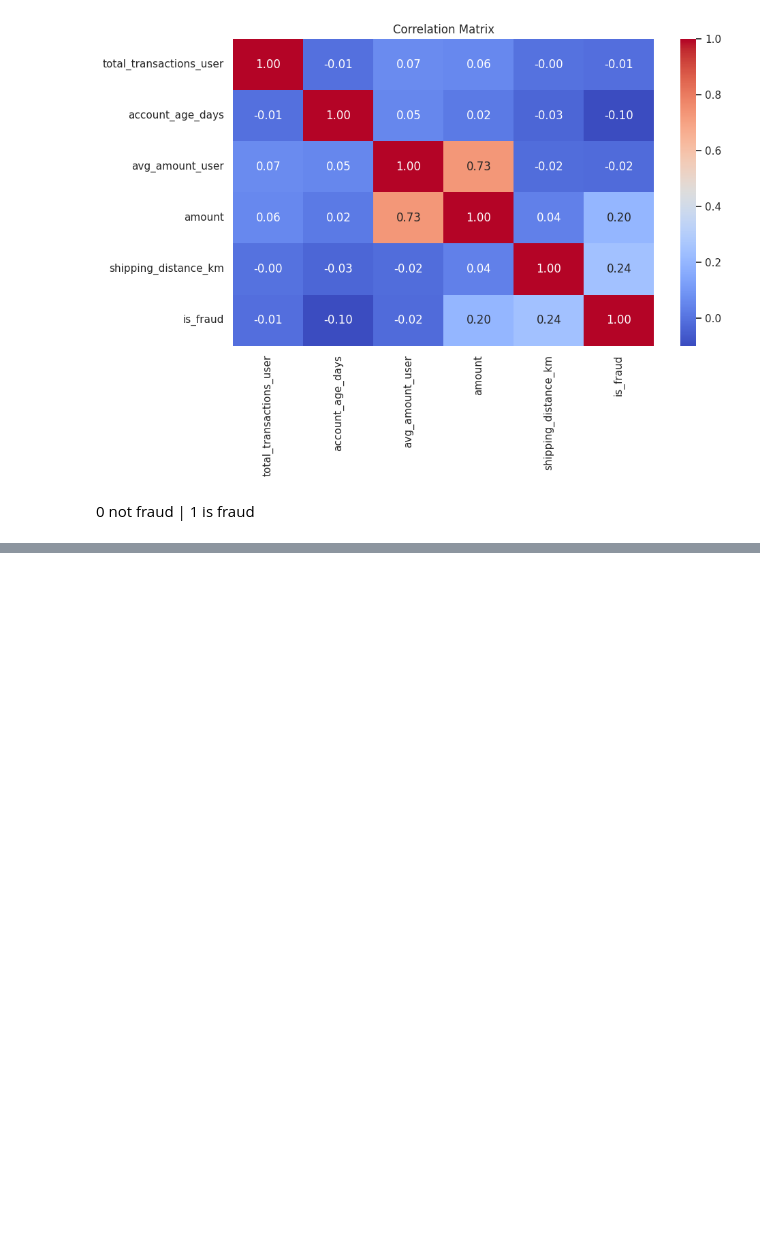
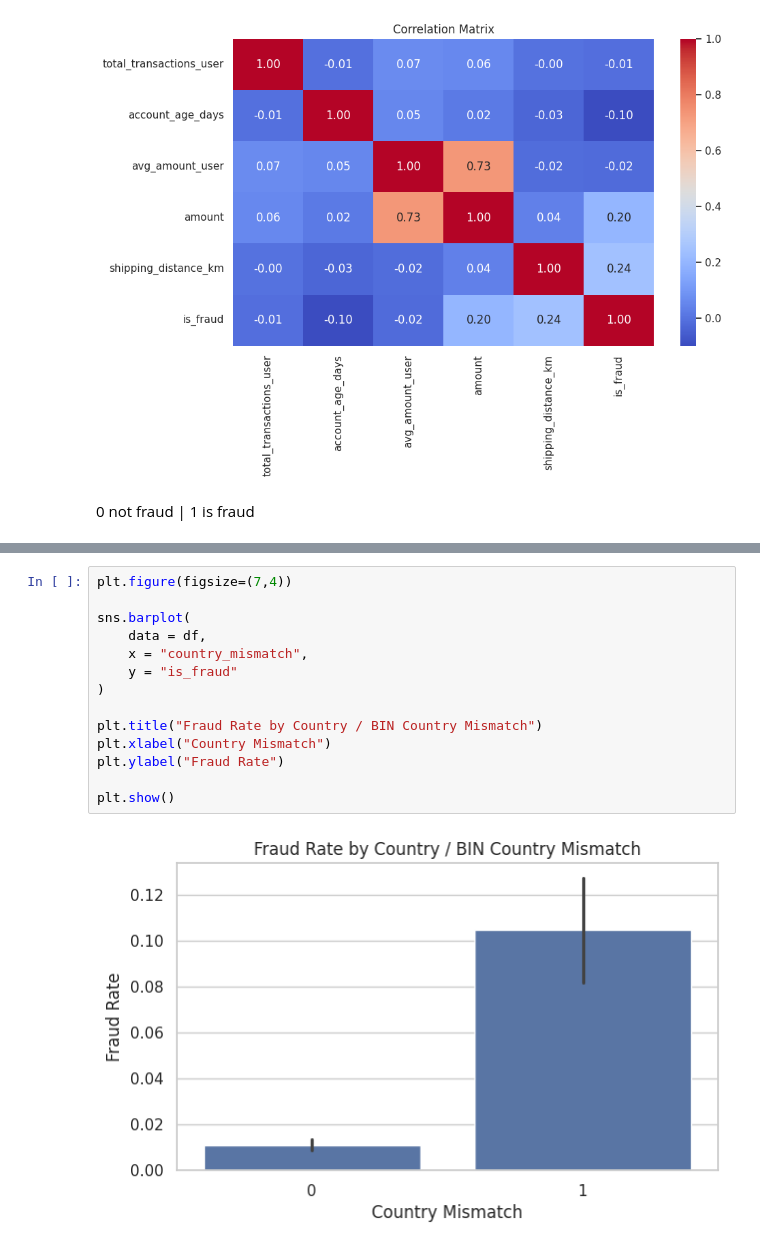
Before and after one commit to nabilavlnk/ML_Fraud_Detection_ECommerce, a Jupyter notebook: eda.ipynb, the cells around one changed output, grey strips where cells are left out. Cells and saved outputs as stored; diff of their text form; blank space fills up the shorter version.

```diff
--- a/eda.ipynb
+++ b/eda.ipynb
@@ -703,0 +830,16 @@ plt.show()
+# %%
+plt.figure(figsize=(7,4))
+
+sns.barplot(
+    data = df,
+    x = "country_mismatch",
+    y = "is_fraud"
+)
+
+plt.title("Fraud Rate by Country / BIN Country Mismatch")
+plt.xlabel("Country Mismatch")
+plt.ylabel("Fraud Rate")
+
+plt.show()
+# %% [output]
+[figure, added]
```
Also changed, not shown: parts of 18 cells of this notebook.
